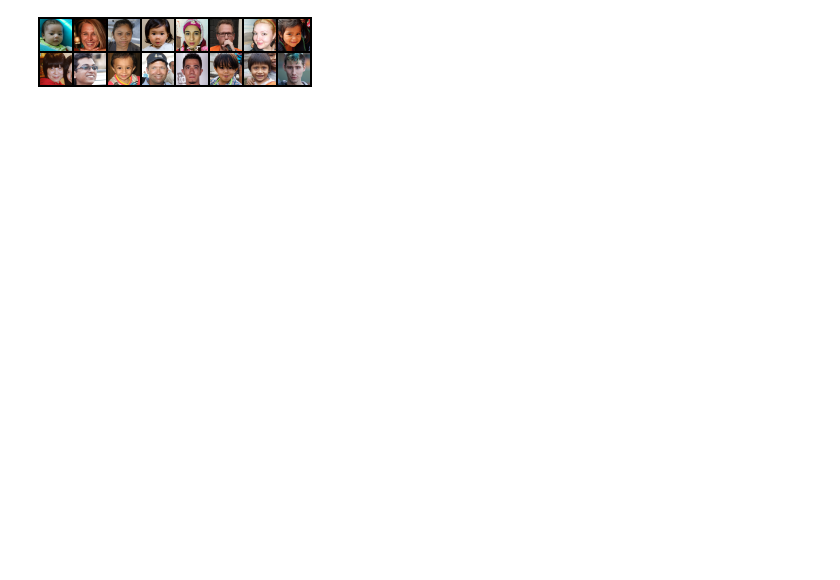
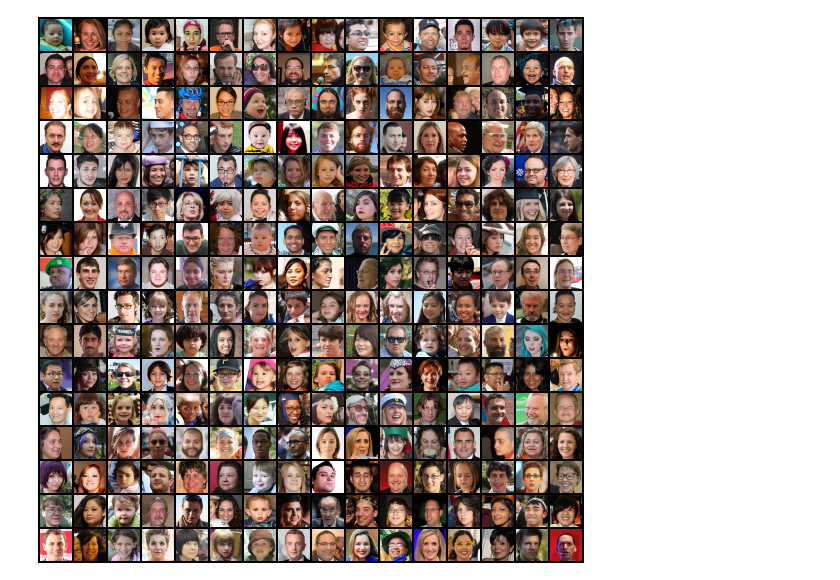
Before and after one commit to podgorskiy/DareBlopy, a Jupyter notebook: reading_records.ipynb, the cells around one changed output. Drawn from its saved outputs; the diff is of its cells as text; code cells hidden in the pictures; blank space fills up the shorter version.

```diff
--- a/reading_records.ipynb
+++ b/reading_records.ipynb
@@ -14,6 +27,6 @@ features={
 parser = db.RecordParser(features)
 shape, data = parser.parse_example(records)
 # %%
-db.utils.display_grid(data[:16], nrow=8)
+db.utils.display_grid(data[:256], nrow=16)
 # %% [output]
-[figure, old version]
+[figure, new version]
```
Also changed, not shown: parts of 1 cell of this notebook.
